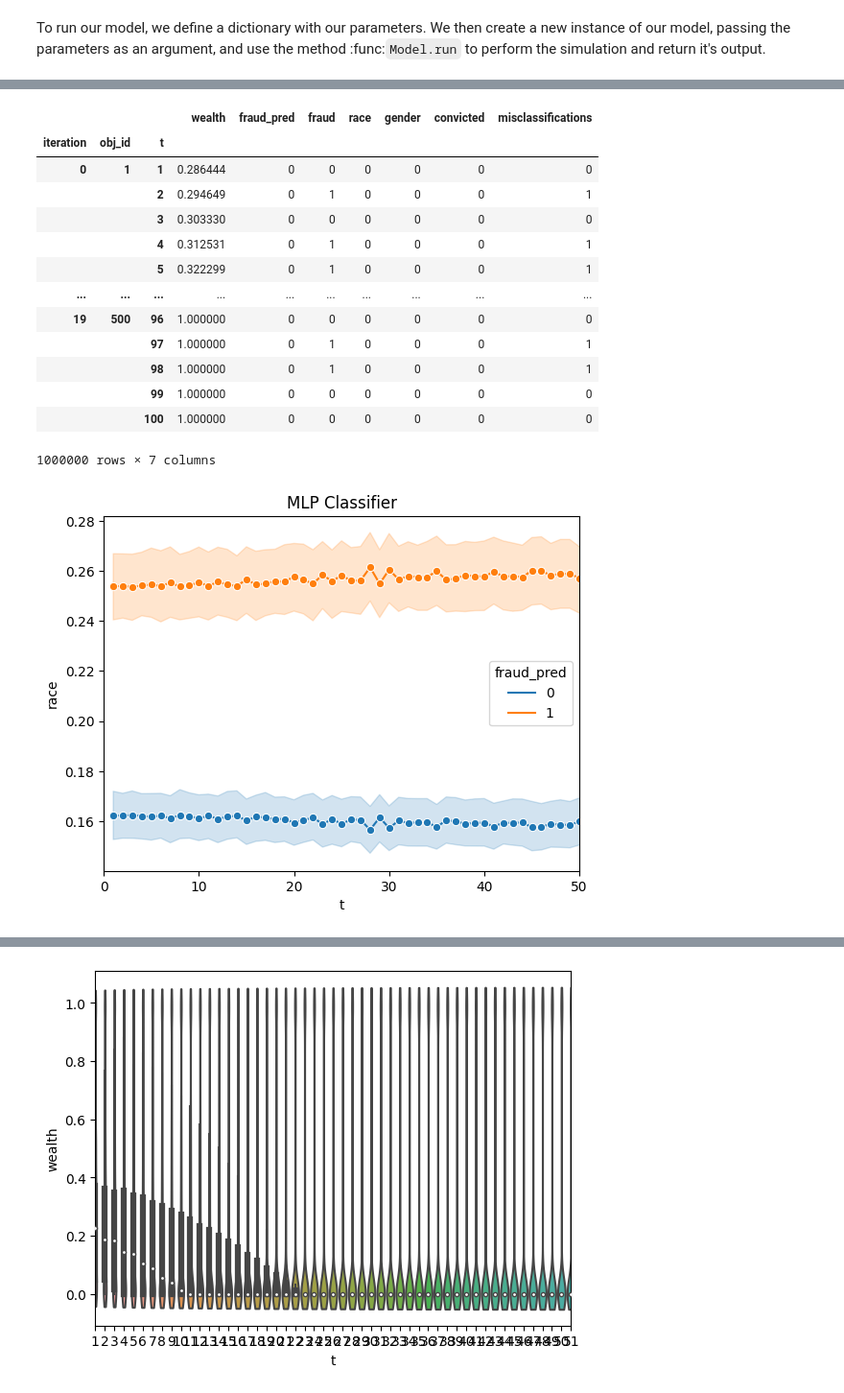
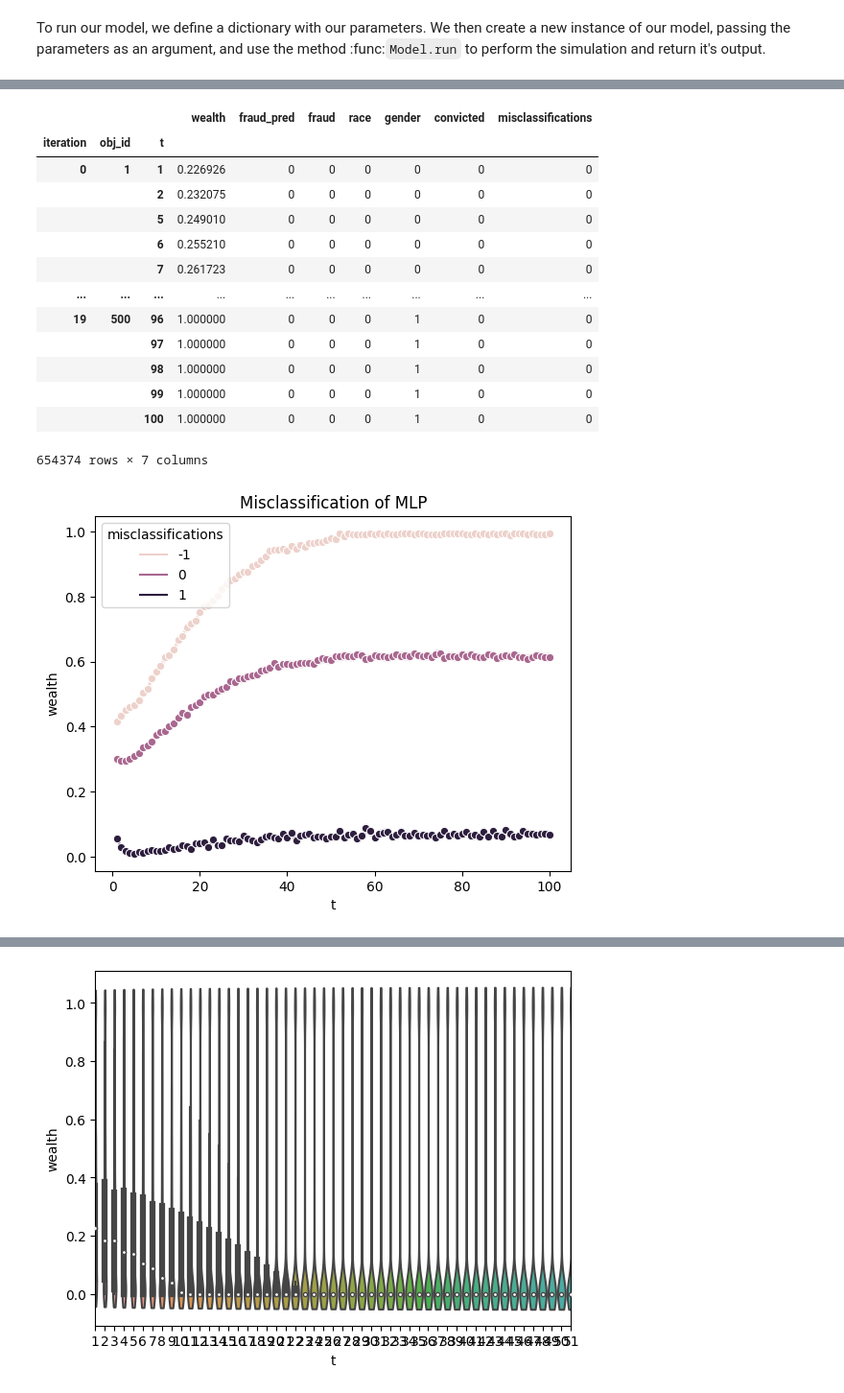
Before and after one commit to Le-Ty/abm_dm_impact, a Jupyter notebook: basic/notebooks/expi_fraud_clf.ipynb, the cells around one changed output, grey strips where cells are left out. Shown at 96% size. Cells and saved outputs as stored; diff of their text form; code cells hidden in the pictures.

```diff
--- a/basic/notebooks/expi_fraud_clf.ipynb
+++ b/basic/notebooks/expi_fraud_clf.ipynb
@@ -135,25 +93,25 @@ Run time: 0:03:57.663343
 # %%
-df_baseline['misclassifications'] = (df_baseline['fraud'] - df_baseline['fraud_pred'])
+df_baseline['misclassifications'] = (df_baseline['fraud_pred'] - df_baseline['fraud'])
 df_baseline[df_baseline['fraud_pred'] ==0]['wealth'].min()
 
 df_baseline.head()
 df_baseline = df_baseline[df_baseline.fraud_pred != -1]
-df_baseline
+df_baseline[df_baseline['misclassifications'] == 0]
 # %% [output]
 |  |  |  | wealth | fraud_pred | fraud | race | gender | convicted | misclassifications |
 | iteration | obj_id | t |  |  |  |  |  |  |  |
-| 0 | 1 | 1 | 0.286444 | 0 | 0 | 0 | 0 | 0 | 0 |
-|  |  | 2 | 0.294649 | 0 | 1 | 0 | 0 | 0 | 1 |
-|  |  | 3 | 0.303330 | 0 | 0 | 0 | 0 | 0 | 0 |
-|  |  | 4 | 0.312531 | 0 | 1 | 0 | 0 | 0 | 1 |
-|  |  | 5 | 0.322299 | 0 | 1 | 0 | 0 | 0 | 1 |
+| 0 | 1 | 1 | 0.226926 | 0 | 0 | 0 | 0 | 0 | 0 |
+|  |  | 2 | 0.232075 | 0 | 0 | 0 | 0 | 0 | 0 |
+|  |  | 5 | 0.249010 | 0 | 0 | 0 | 0 | 0 | 0 |
+|  |  | 6 | 0.255210 | 0 | 0 | 0 | 0 | 0 | 0 |
+|  |  | 7 | 0.261723 | 0 | 0 | 0 | 0 | 0 | 0 |
 | ... | ... | ... | ... | ... | ... | ... | ... | ... | ... |
-| 19 | 500 | 96 | 1.000000 | 0 | 0 | 0 | 0 | 0 | 0 |
-|  |  | 97 | 1.000000 | 0 | 1 | 0 | 0 | 0 | 1 |
-|  |  | 98 | 1.000000 | 0 | 1 | 0 | 0 | 0 | 1 |
-|  |  | 99 | 1.000000 | 0 | 0 | 0 | 0 | 0 | 0 |
-|  |  | 100 | 1.000000 | 0 | 0 | 0 | 0 | 0 | 0 |
+| 19 | 500 | 96 | 1.000000 | 0 | 0 | 0 | 1 | 0 | 0 |
+|  |  | 97 | 1.000000 | 0 | 0 | 0 | 1 | 0 | 0 |
+|  |  | 98 | 1.000000 | 0 | 0 | 0 | 1 | 0 | 0 |
+|  |  | 99 | 1.000000 | 0 | 0 | 0 | 1 | 0 | 0 |
+|  |  | 100 | 1.000000 | 0 | 0 | 0 | 1 | 0 | 0 |
-1000000 rows × 7 columns
+654374 rows × 7 columns
 # %%
 def viz2(data, x, y):
     fig, ax = plt.subplots()
@@ -188,36 +146,36 @@ def viz(data, x, y, hue, title = None):
 # viz(df_baseline, df_baseline.index.get_level_values('t'), df_baseline['wealth'], df_baseline['fraud_pred'], title= 'MLP Classifier') #, df_baseline['convicted'])
 
 # viz(df_baseline, df_baseline.index.get_level_values('t'), df_baseline['wealth'], df_baseline['fraud'], title = 'MLP Classifier') #, df_baseline['convicted'])
 
-viz(df_baseline, df_baseline.index.get_level_values('t'), df_baseline['race'], df_baseline['fraud_pred'], title = 'MLP Classifier') #, df_baseline['convicted'])
+# viz(df_baseline, df_baseline.index.get_level_values('t'), df_baseline['race'], df_baseline['fraud_pred'], title = 'MLP Classifier') #, df_baseline['convicted'])
 
 
-# viz(df_baseline, df_baseline.index.get_level_values('t'), df_baseline['wealth'], abs(df_baseline['misclassifications']), title= 'Misclassification of MLP') #, df_baseline['convicted'])
+viz(df_baseline, df_baseline.index.get_level_values('t'), df_baseline['wealth'], (df_baseline['misclassifications']), title= 'Misclassification of MLP') #, df_baseline['convicted'])
 
 # viz2(df_baseline, df_baseline.index.get_level_values('t'), df_baseline['wealth'])
 # viz2(df_baseline, df_baseline.index.get_level_values('t'), df_baseline['fraud'])
 # viz2(df_baseline, df_baseline.index.get_level_values('t'), df_baseline['fraud_pred'])
 
 
 
 
 
 # fig, ax = plt.subplots()
 
 # sns.violinplot(ax = ax,
 #                 data = df_baseline,
 #                 x = df_baseline.index.get_level_values('t'),
 #                 y = df_baseline['wealth'], cut = True)
 
 # # plt.ylim(0,0.2)
 # plt.xlim(30, 60)
 # # plt.title(title)
 
 # plt.show()
 
 # viz(df_baseline, df_baseline.index.get_level_values('t'), abs(df_baseline['fraud'] - df_baseline['fraud_pred']), df_baseline['race'])#, df_baseline['fraud'])
 # %% [output]
-[figure, old version]
+[figure, new version]
 # %%
 
 # fig, ax = plt.subplots()
```
Also changed, not shown: parts of 13 cells of this notebook, 6 other files.
